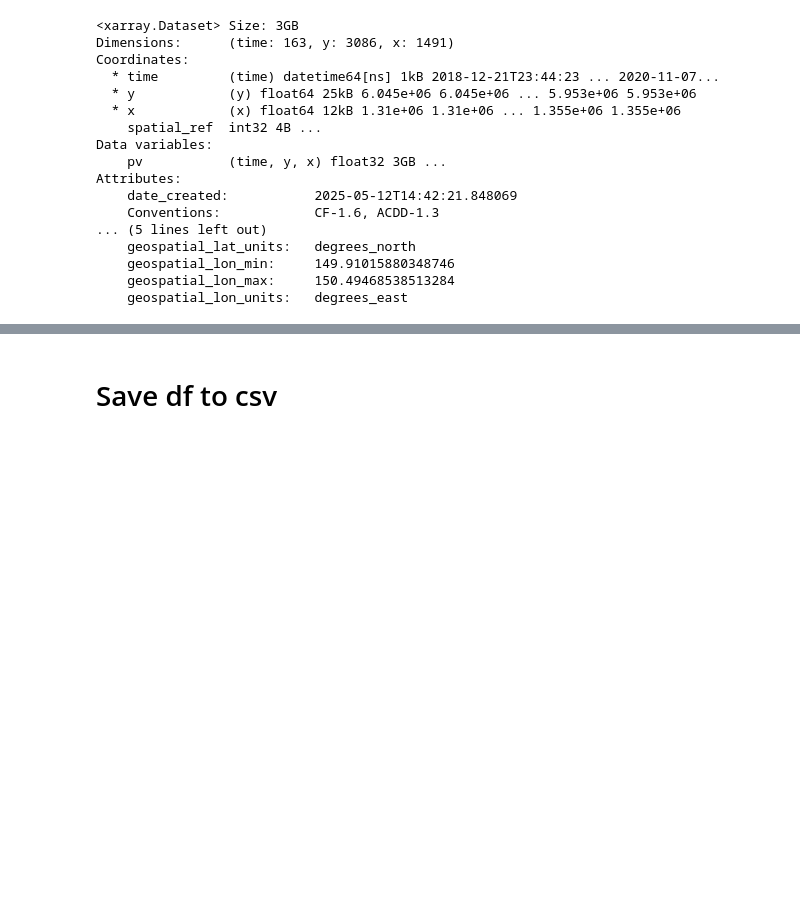
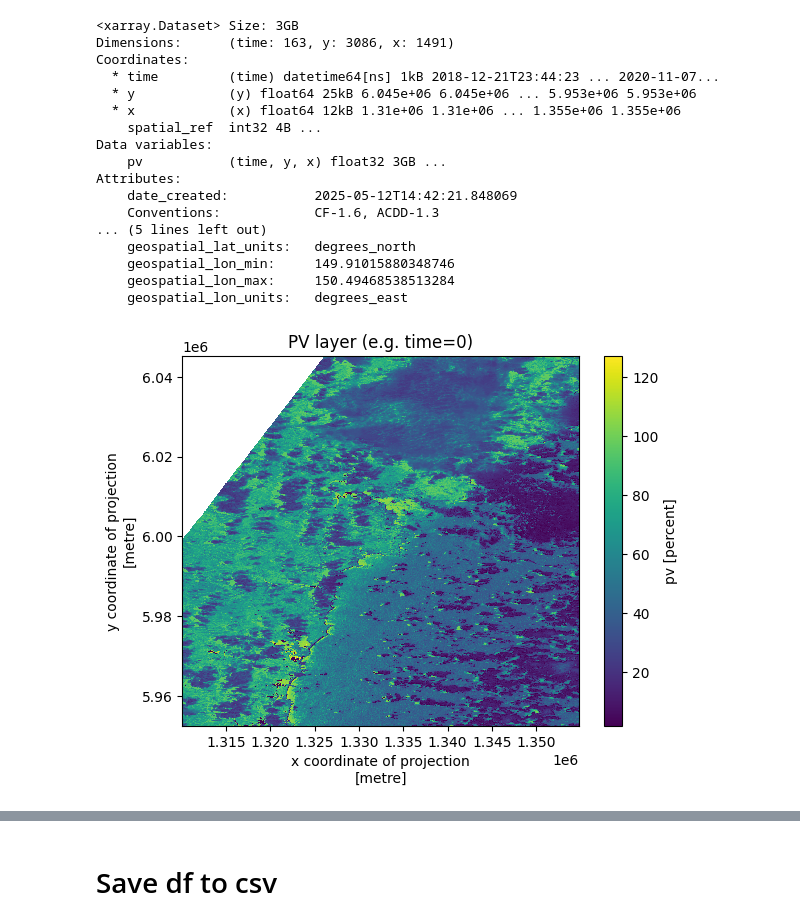
Before and after one commit to DiaPorntipa/nssn-fmc-data-compilation, a Jupyter notebook: Codes/Nick_phd_data_compilation.ipynb, the cells around one changed output, grey strips where cells are left out. Cells and saved outputs as stored; diff of their text form; code cells hidden in the pictures; blank space fills up the shorter version.

```diff
--- a/Codes/Nick_phd_data_compilation.ipynb
+++ b/Codes/Nick_phd_data_compilation.ipynb
@@ -461,6 +430,16 @@ Attributes:
     geospatial_lon_min:     149.91015880348746
     geospatial_lon_max:     150.49468538513284
     geospatial_lon_units:   degrees_east
+# %%
+# Visualise PV of the first time step
+
+import matplotlib.pyplot as plt
+
+veg_ds["pv"].isel(time=0).plot()
+plt.title("PV layer (e.g. time=0)")
+plt.show()
+# %% [output]
+[figure, added]
 # %%
 from pyproj import Transformer
 
```
Also changed, not shown: parts of 10 cells of this notebook.
